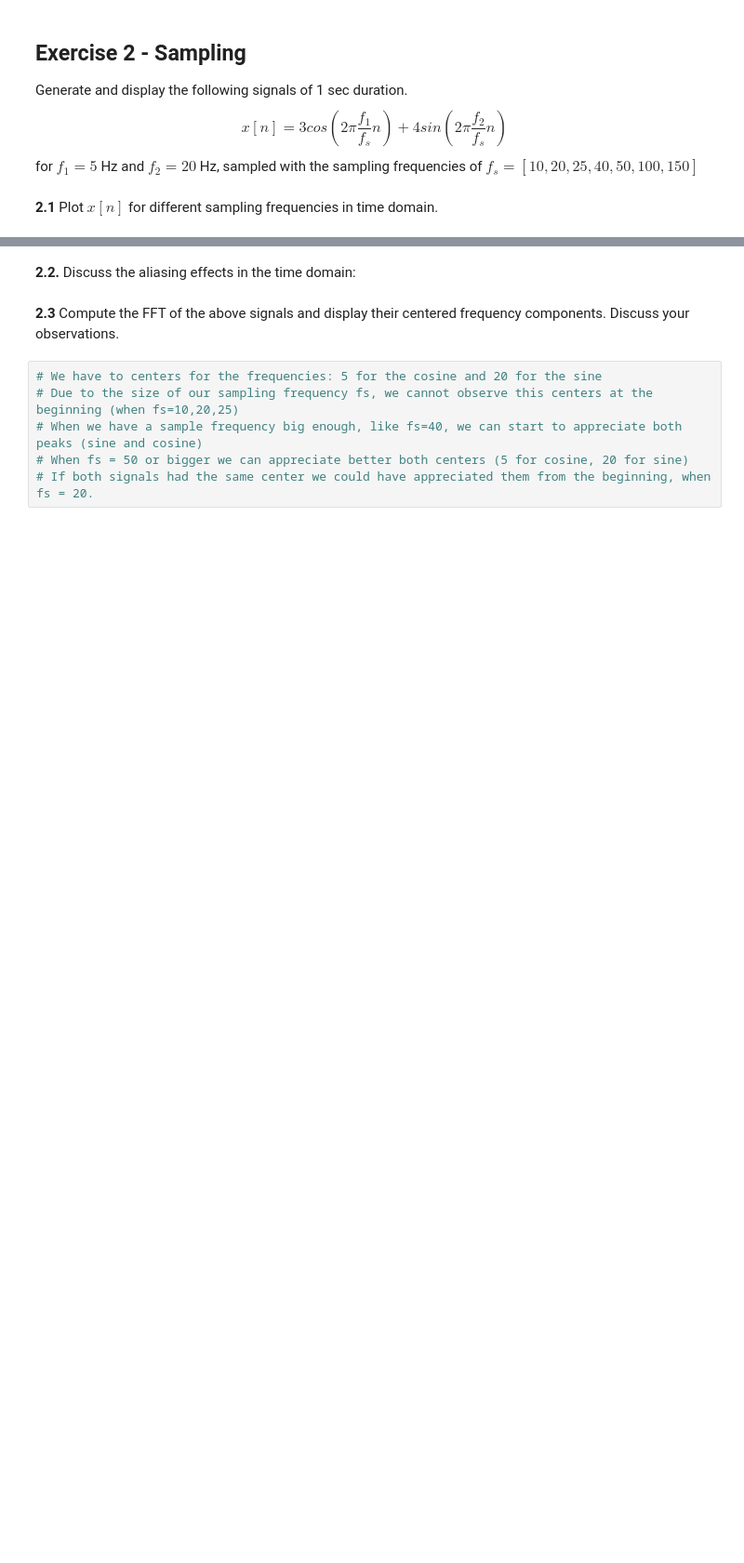
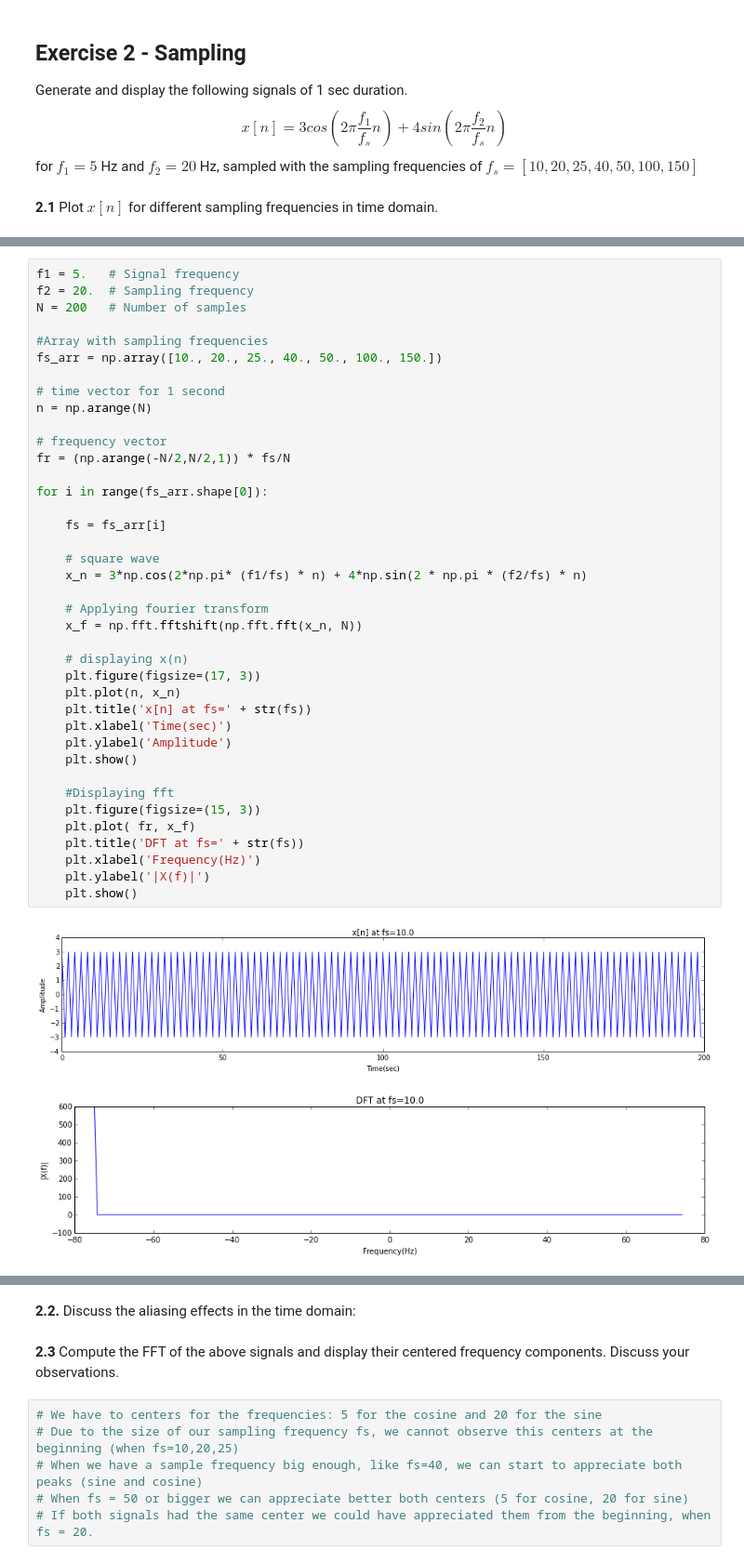
Before and after one commit to SharonSheran/DSP-TP-1617, a Jupyter notebook: Lab4/python/Lab4.ipynb, the cells around one changed output, grey strips where cells are left out. Shown: that part at 93% size. Drawn from its saved outputs; the diff is of its cells as text; blank space fills up the shorter version.

```diff
--- a/Lab4/python/Lab4.ipynb
+++ b/Lab4/python/Lab4.ipynb
@@ -496,0 +295,42 @@ plt.show()
+# %%
+f1 = 5.   # Signal frequency
+f2 = 20.  # Sampling frequency
+N = 200   # Number of samples
+
+#Array with sampling frequencies
+fs_arr = np.array([10., 20., 25., 40., 50., 100., 150.])
+
+# time vector for 1 second
+n = np.arange(N)
+
+# frequency vector
+fr = (np.arange(-N/2,N/2,1)) * fs/N
+
+for i in range(fs_arr.shape[0]):
+
+    fs = fs_arr[i]
+
+    # square wave
+    x_n = 3*np.cos(2*np.pi* (f1/fs) * n) + 4*np.sin(2 * np.pi * (f2/fs) * n)
+
+    # Applying fourier transform
+    x_f = np.fft.fftshift(np.fft.fft(x_n, N))
+
+    # displaying x(n)
+    plt.figure(figsize=(17, 3))
+    plt.plot(n, x_n)
+    plt.title('x[n] at fs=' + str(fs))
+    plt.xlabel('Time(sec)')
+    plt.ylabel('Amplitude')
+    plt.show()
+
+    #Displaying fft
+    plt.figure(figsize=(15, 3))
+    plt.plot( fr, x_f)
+    plt.title('DFT at fs=' + str(fs))
+    plt.xlabel('Frequency(Hz)')
+    plt.ylabel('|X(f)|')
+    plt.show()
+# %% [output]
+[figure, added]
+[figure, added]
```
Also changed, not shown: parts of 8 cells of this notebook.
